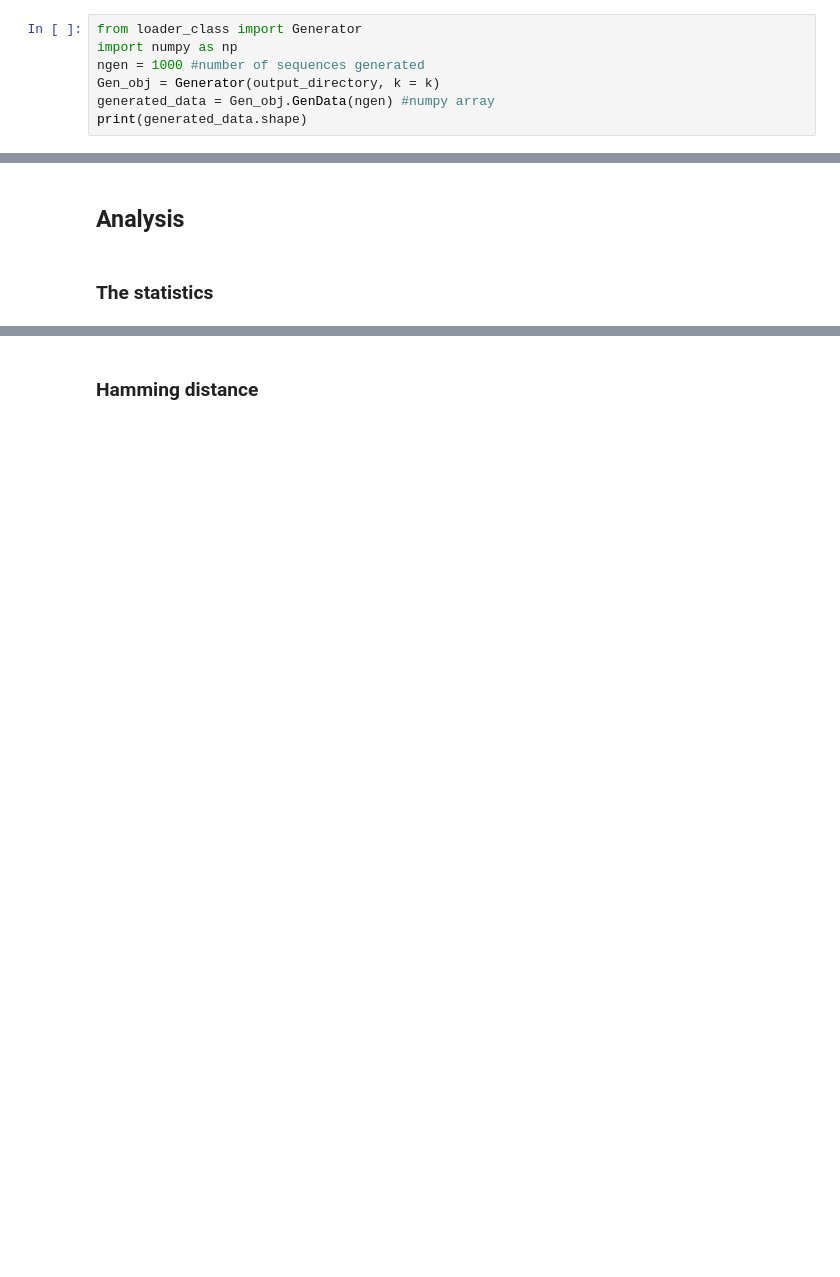
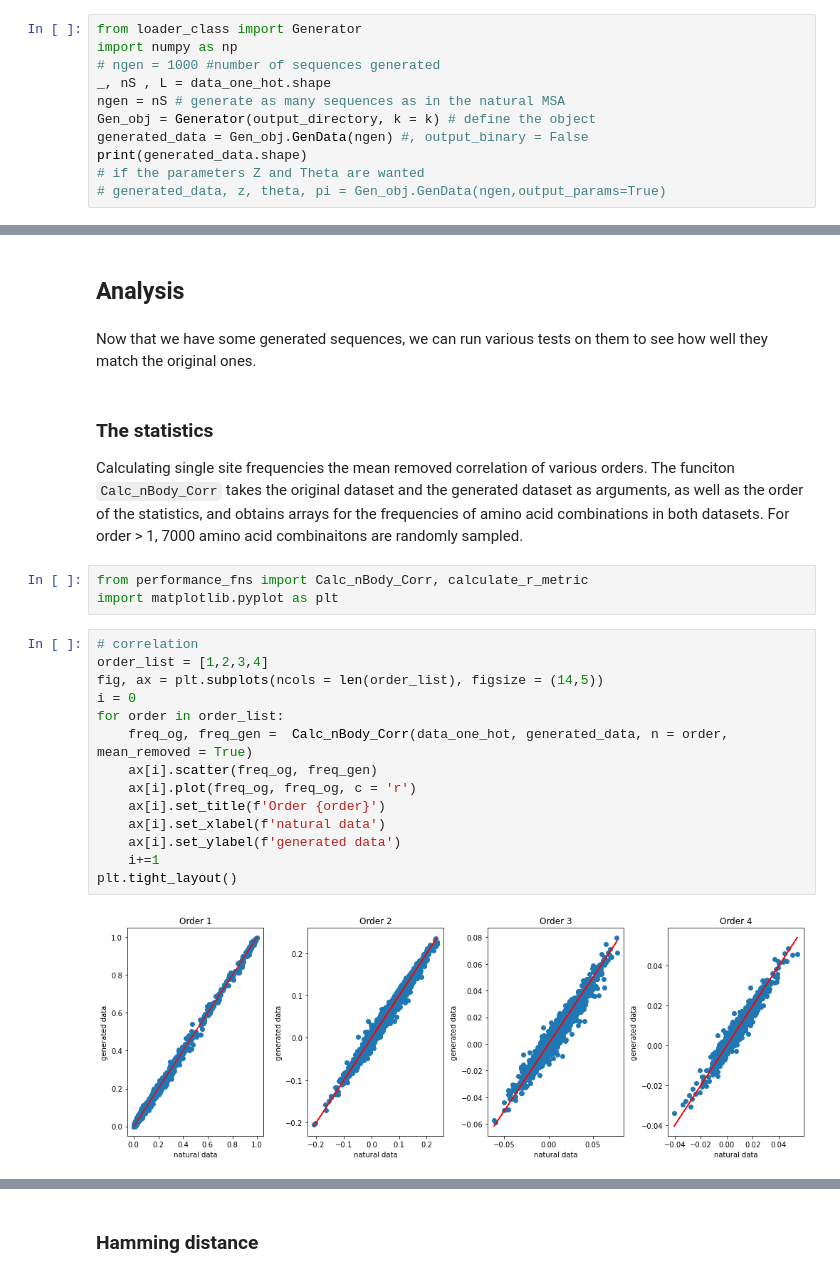
Before and after one commit to hodaakl/GENERALIST, a Jupyter notebook: jupyter/generalist_tutorial.ipynb, the cells around one changed output, grey strips where cells are left out. Drawn from its saved outputs; the diff is of its cells as text; blank space fills up the shorter version.

```diff
--- a/jupyter/generalist_tutorial.ipynb
+++ b/jupyter/generalist_tutorial.ipynb
@@ -63,8 +71,12 @@ output files at directory ../p53_output_k7/
 # %%
 from loader_class import Generator
 import numpy as np
-ngen = 1000 #number of sequences generated
-Gen_obj = Generator(output_directory, k = k)
-generated_data = Gen_obj.GenData(ngen) #numpy array
+# ngen = 1000 #number of sequences generated
+_, nS , L = data_one_hot.shape
+ngen = nS # generate as many sequences as in the natural MSA
+Gen_obj = Generator(output_directory, k = k) # define the object
+generated_data = Gen_obj.GenData(ngen) #, output_binary = False
 print(generated_data.shape)
+# if the parameters Z and Theta are wanted
+# generated_data, z, theta, pi = Gen_obj.GenData(ngen,output_params=True)
 # %% [output]
@@ -77,4 +96,27 @@ np.save(output_fn, generated_data)
 # %% [markdown]
 ## Analysis
+# %% [markdown]
+Now that we have some generated sequences, we can run various tests on them to see how well they match the original ones.
 # %% [markdown]
 ### The statistics
+Calculating single site frequencies the mean removed correlation of various orders.
+The funciton ``Calc_nBody_Corr`` takes the original dataset and the generated dataset as arguments, as well as the order of the statistics, and obtains arrays for the frequencies of amino acid combinations in both datasets. For order > 1, 7000 amino acid combinaitons are randomly sampled.
+# %%
+from performance_fns import Calc_nBody_Corr, calculate_r_metric
+import matplotlib.pyplot as plt
+# %%
+# correlation
+order_list = [1,2,3,4]
+fig, ax = plt.subplots(ncols = len(order_list), figsize = (14,5))
+i = 0
+for order in order_list:
+    freq_og, freq_gen =  Calc_nBody_Corr(data_one_hot, generated_data, n = order, mean_removed = True)
+    ax[i].scatter(freq_og, freq_gen)
+    ax[i].plot(freq_og, freq_og, c = 'r')
+    ax[i].set_title(f'Order {order}')
+    ax[i].set_xlabel(f'natural data')
+    ax[i].set_ylabel(f'generated data')
+    i+=1
+plt.tight_layout()
+# %% [output]
+[figure, added]
```
Also changed, not shown: parts of 7 cells of this notebook.
